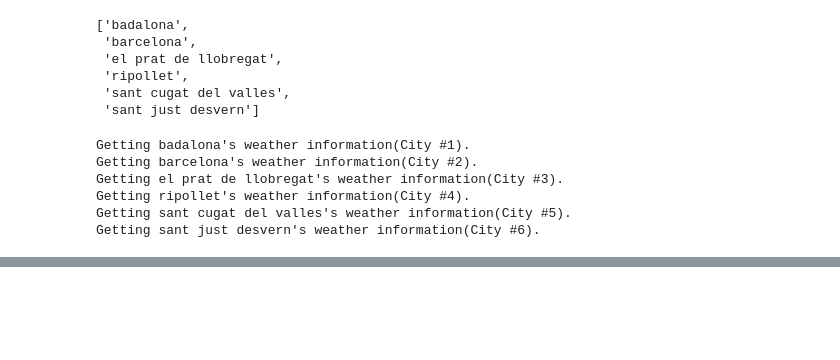
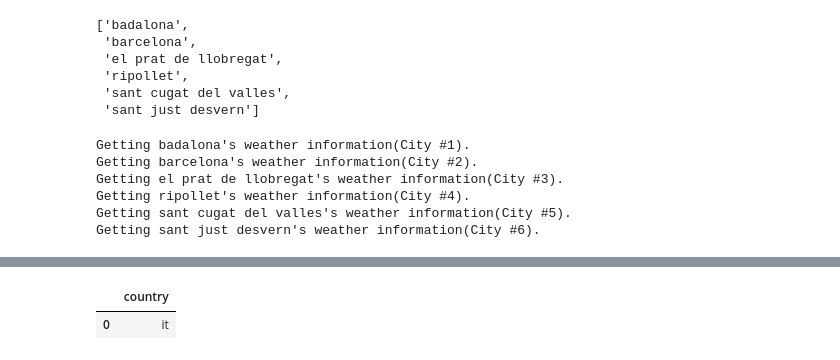
Before and after one commit to jonrsmart/ETL-Project, a Jupyter notebook: Weather.ipynb, the cells around one changed output, grey strips where cells are left out. Saved outputs shown, nothing was run; the diff lists cells and outputs as text; code cells hidden in the pictures; blank space fills up the shorter version.

```diff
--- a/Weather.ipynb
+++ b/Weather.ipynb
@@ -524,0 +677,3 @@ venice['city'] = venice.apply(lambda row: citipy.nearest_city(row.latitude, row.
+# %%
+#Using the citipy package to find the nearest city to the lat and long provided
+venice['country'] = venice.apply(lambda row: citipy.nearest_city(row.latitude, row.longitude).country_code, axis = 1)
@@ -534,3 +709,13 @@ venice_cities_df
+# %%
+#Grouping by city to remove duplicates
+
+venice_countries = venice[['country']].groupby(['country'])
+venice_countries_df = venice_countries.sum()
+venice_countries_df.reset_index(level=0, inplace=True)
+venice_countries_df
+# %% [output]
+|  | country |
+| 0 | it |
 # %%
 #Transforming our city series into a city list to use with the api
 
```
Also changed, not shown: parts of 28 cells of this notebook, 1 other file.
